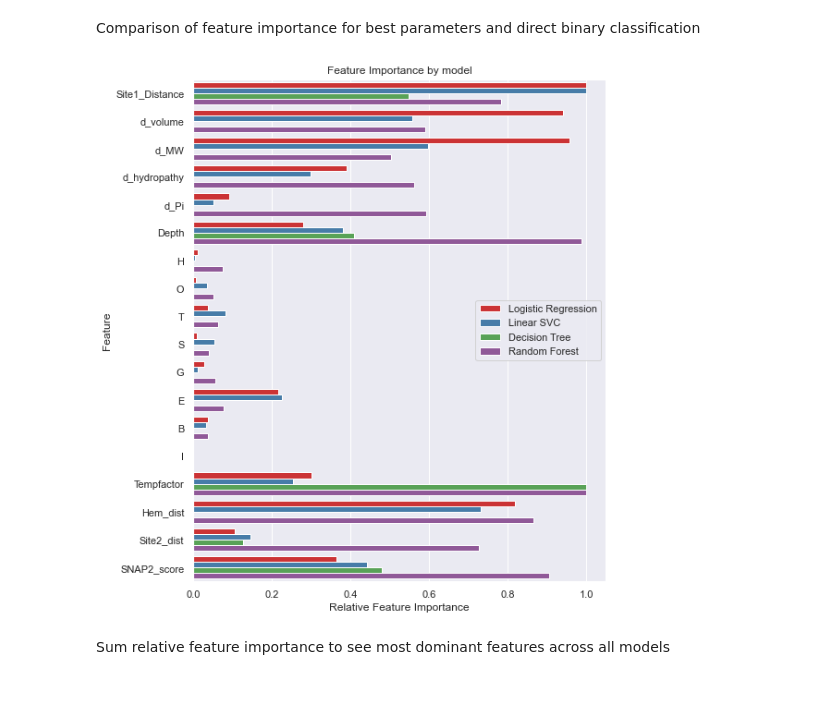
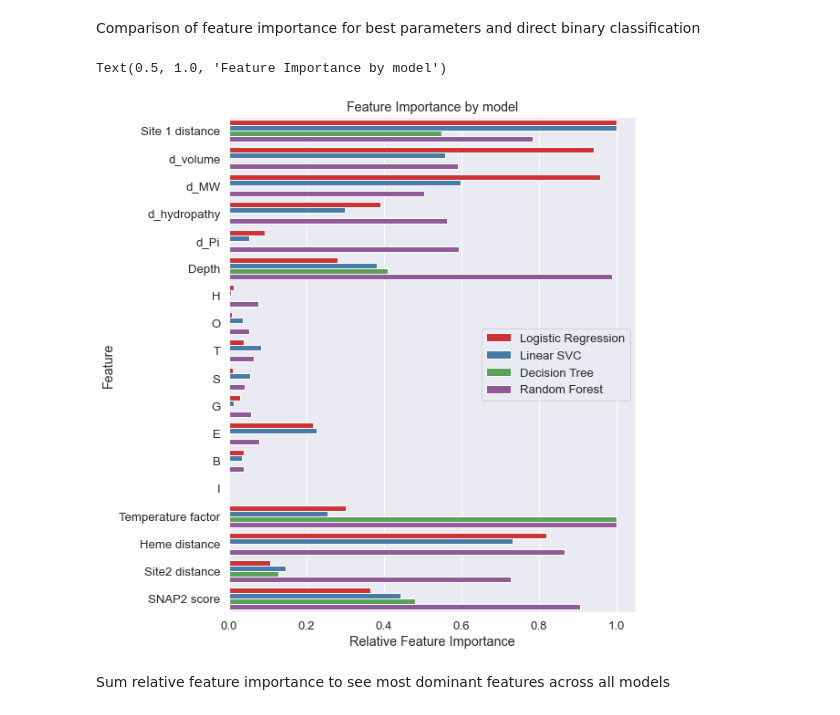
Before and after one commit to fowler-lab/Inh_resistance, a Jupyter notebook: Figures_df_analysis.ipynb, the cells around one changed output. Saved outputs shown, nothing was run; the diff lists cells and outputs as text; code cells hidden in the pictures.

Commit message:
Updated figures and increased font size

```diff
--- a/Figures_df_analysis.ipynb
+++ b/Figures_df_analysis.ipynb
@@ -8,6 +8,9 @@ ML_data = pd.read_csv('ML_data.csv')
 # %%
 sns.set_theme()
 sns.set_palette(sns.color_palette('Set1'))
+# %%
+plt.rcParams.update({'font.size': 12,'axes.titlesize':14,'axes.labelsize':13,'xtick.labelsize':12,\
+                    'ytick.labelsize':12,'legend.fontsize':12,'legend.title_fontsize':12})
 # %%
 MIC_ML_data = ML_data.dropna(subset = ['METHOD_MIC'])
 
@@ -354,18 +357,20 @@ df_melted = df_final.melt("n_features",var_name="Params",value_name="importance"
 # %%
 sns.set_theme()
 sns.set(rc={'figure.figsize':(8,10)})
+sns.set(font_scale=1.2)
 sns.set_palette(sns.color_palette('Set1'))
 x = sns.barplot(data=df_melted, x='importance', y='n_features', hue='Params', orient='h')
-feature_names = ['Site1_Distance','d_volume','d_MW',	\
+feature_names = ['Site 1 distance','d_volume','d_MW',	\
               'd_hydropathy', 'd_Pi', 'Depth','H','O','T','S','G','E',  \
-              'B','I','Tempfactor','Hem_dist','Site2_dist','SNAP2_score']
+              'B','I','Temperature factor','Heme distance','Site2 distance','SNAP2 score']
 plt.yticks(LR_relative_importance['n_features'], feature_names)
 x.set(xlabel='Relative Feature Importance', ylabel='Feature')
 plt.legend()
 plt.title('Feature Importance by model')
-plt.savefig('figures/importance_by_model.png', bbox_inches='tight')
+#plt.savefig('figures/importance_by_model.png', bbox_inches='tight')
 # %% [output]
+Text(0.5, 1.0, 'Feature Importance by model')
-[figure, old version]
+[figure, new version]
 # %% [markdown]
 Sum relative feature importance to see most dominant features across all models
 # %%
```
Also changed, not shown: parts of 13 cells of this notebook, 7 other files.
